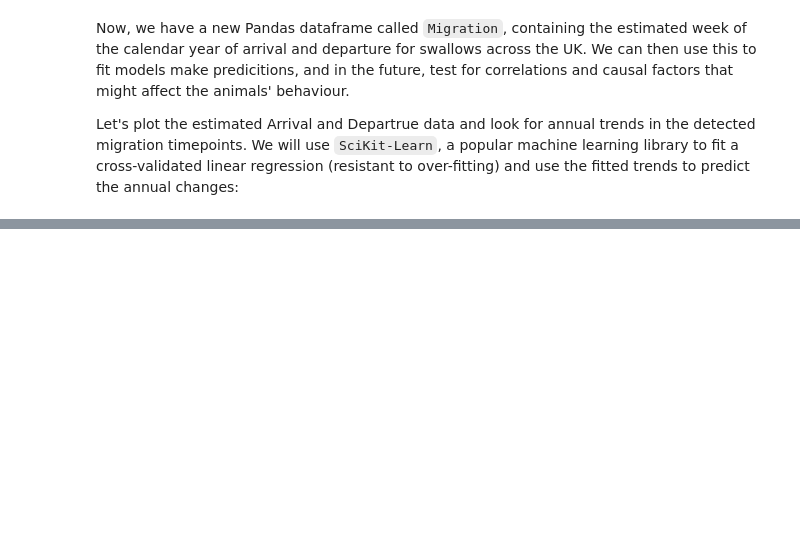
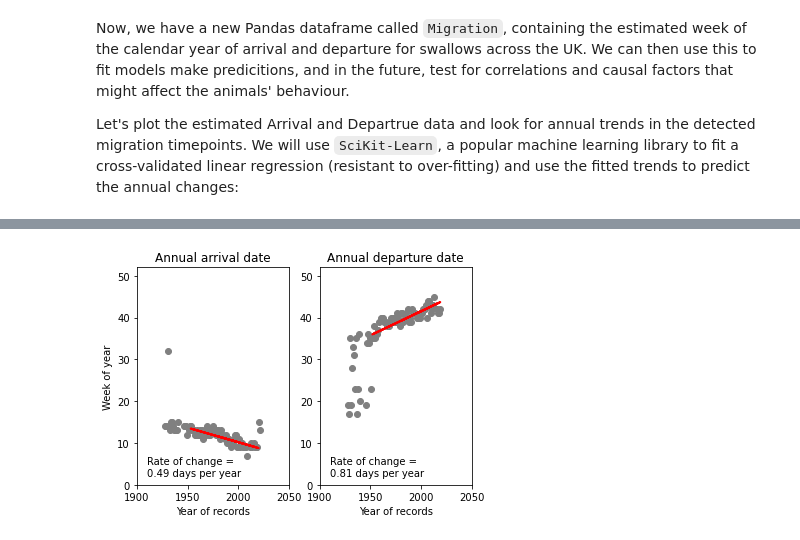
Before and after one commit to apfdomanski/Biodiversity-analysis, a Jupyter notebook: UKswallowMigration.ipynb, the cells around one changed output, grey strips where cells are left out. Cells and saved outputs as stored; diff of their text form; code cells hidden in the pictures; blank space fills up the shorter version.

```diff
--- a/UKswallowMigration.ipynb
+++ b/UKswallowMigration.ipynb
@@ -225,13 +255,13 @@ We will search the weekly data to find the patterns. To do this, we'll assume th
 data = pd.crosstab(columns=Swallows['week'], index=Swallows['year processed'],normalize=False)
 
 # Binarise the data: threshold by whether there were at least five sightings for each week of observation
-sightingMatrix = (data>5)
+sightingMatrix = (data>10)
 
-# Optionally convert True/False to 1/0
+# Optionally convert True/False to 1/0
 # sightingMatrix = sightingMatrix.astype('uint8')
 
 arrivalPattern = 'fftttt'
-departurePattern = 'ttffff'
+departurePattern = 'tttff'
 
 # Here's a quick function to collapse the list of Trues and Falses into strings of t's and f's:
 def bool_list_to_str(bool_list):
@@ -320,0 +355,71 @@ plt.savefig(path_root + '/plot/Yearly trend.jpeg', dpi=300)
+# %%
+from sklearn import linear_model
+from sklearn.model_selection import train_test_split
+
+# We'll loop over arrival and departure events
+events  = ['Arrival','Departure']
+
+# Need to correct for the two week offset (in opposite directions)
+# This is where the detected jumps occur after the second week in the search templates above:
+offset = [2,-3]
+
+fig, axs = plt.subplots(1,2)
+
+# Let's use SciKit learn to fit a simple ordinary least squares linear regression to work out the rate of change per annum for each of the Arrival and Departure timeseries:
+ols=[linear_model.LinearRegression(),linear_model.LinearRegression()]
+
+# ... Or optionally try ridge regression for a more robust fit:
+# ols=[linear_model.Ridge(alpha=.1),linear_model.Ridge(alpha=.1)]
+
+for counter, event in enumerate(events):
+    # Grab some X and Y data to fit (years and detected week of change)
+    X = Migration.index.values
+    Y = Migration[event].values
+
+    # Trim off the years without detected arrival jumps  - the fitting can't handle the NaNs
+    #Fit the data since 1960. Also ignore 2021 as we're not finished yet:
+    idx = np.isnan(Y) | (X ==2021) | (X <1950)
+    X = X[~idx].reshape(-1,1)
+    Y = Y[~idx].reshape(-1,1)
+
+    # Correct the week data for the template offsets:
+    Y = Y + offset[counter]
+
+    # Split the datapoints into separate train/test sets for five-fold cross-validation
+    # (Really we only want the fit coeffs but it's good practice for estimating slopes):
+    X_train, X_test, y_train, y_test = train_test_split(X, Y, test_size=0.2, random_state=0)
+
+    # fit the regression model:
+    ols[counter].fit(X_train,y_train)
+
+    # Return the slope:
+    # print(ols[counter].coef_) # In weekly change
+    # print(abs(ols[counter].coef_[0]*7))# In daily change
+
+    # Now predict the values for the witheld test data points
+    y_pred = ols[counter].predict(X_test)
+
+    # Get the slope of the regression line, convert from weekly to daily trend by multiplying by 7:
+    slope = abs(ols[counter].coef_[0]*7)
+
+    # Overlay the slope as text on the plot
+    axs[counter].text(1910,5,"Rate of change =")
+    axs[counter].text(1910,2,f'{slope[0]:.2f} days per year')
+
+    # Plot the data and trends
+    axs[counter].scatter(Migration.index.values, Migration[event].values+ offset[counter],  color='gray')
+    axs[counter].plot(X_test, y_pred, color='red', linewidth=2)
+    axs[counter].set_ylim([0,52])
+    axs[counter].set_xlim([1900,2050])
+
+    axs[counter].set_xlabel('Year of records')
+    axs[counter].set_title('Annual ' + event.lower() + ' date')
+    if (counter ==0):
+        axs[counter].set_ylabel('Week of year')
+
+    del X,Y,idx, X_train, X_test, y_train, y_test
+
+# Save the figure
+plt.savefig(path_root + '/plot/Yearly trend.jpeg', dpi=300)
+# %% [output]
+[figure, added]
```
Also changed, not shown: parts of 11 cells of this notebook.
